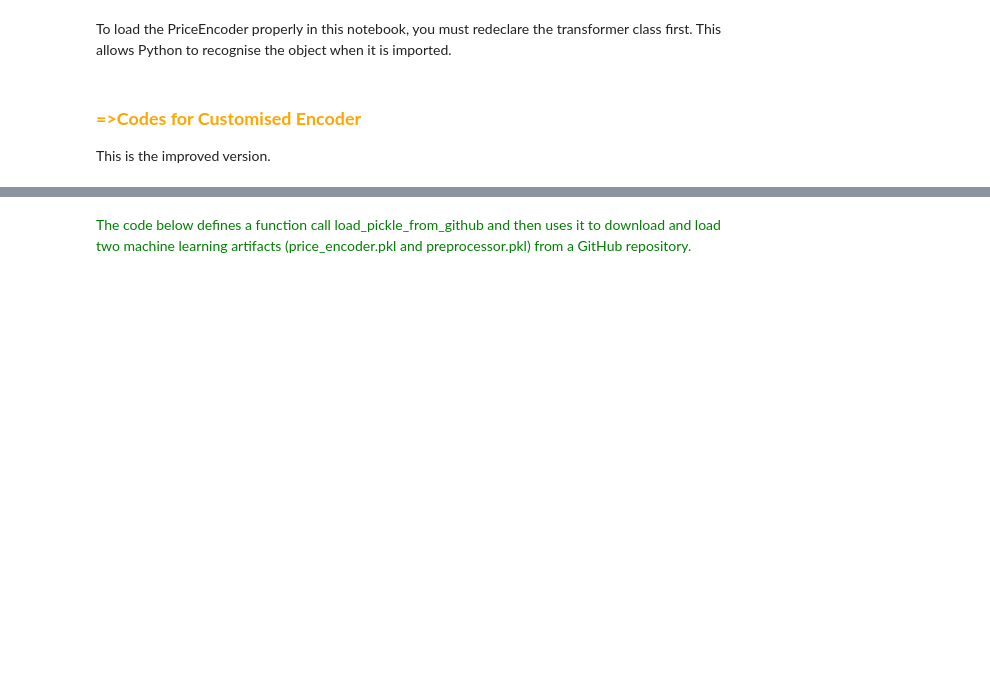
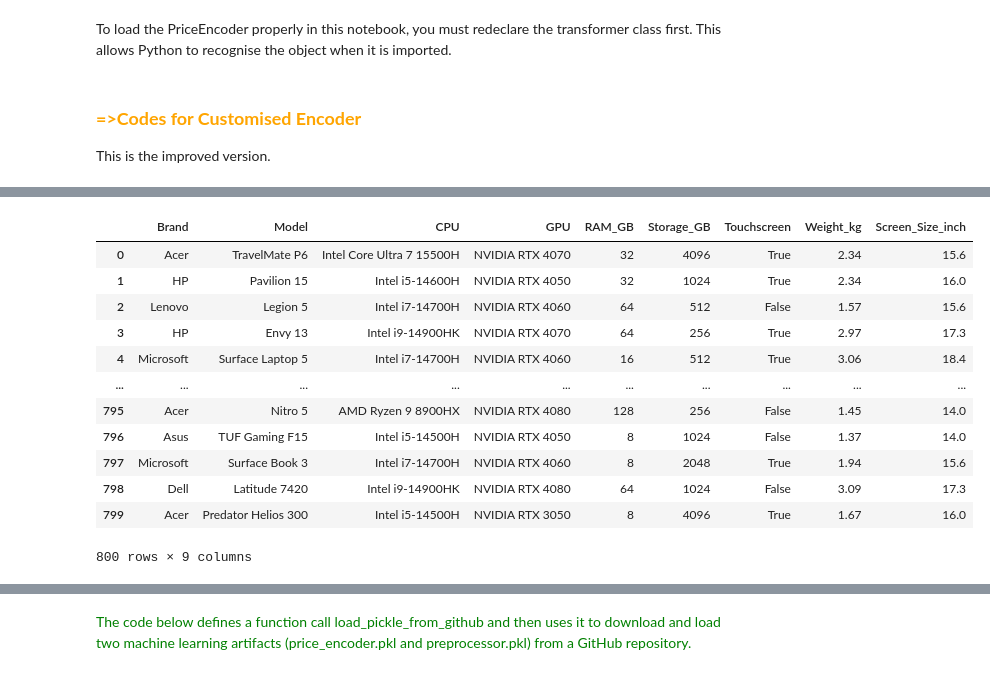
Before and after one commit to RoyTng/ADALL_XT, a Jupyter notebook: Week4_ADALL_Modelling_Evaluation_With_LLM.ipynb, the cells around one changed output, grey strips where cells are left out. Saved outputs shown, nothing was run; the diff lists cells and outputs as text; code cells hidden in the pictures; blank space fills up the shorter version.

```diff
--- a/Week4_ADALL_Modelling_Evaluation_With_LLM.ipynb
+++ b/Week4_ADALL_Modelling_Evaluation_With_LLM.ipynb
@@ -156,3 +186,19 @@ results
+# %%
+X_train
+# %% [output]
+|  | Brand | Model | CPU | GPU | RAM_GB | Storage_GB | Touchscreen | Weight_kg | Screen_Size_inch |
+| 0 | Acer | TravelMate P6 | Intel Core Ultra 7 15500H | NVIDIA RTX 4070 | 32 | 4096 | True | 2.34 | 15.6 |
+| 1 | HP | Pavilion 15 | Intel i5-14600H | NVIDIA RTX 4050 | 32 | 1024 | True | 2.34 | 16.0 |
+| 2 | Lenovo | Legion 5 | Intel i7-14700H | NVIDIA RTX 4060 | 64 | 512 | False | 1.57 | 15.6 |
+| 3 | HP | Envy 13 | Intel i9-14900HK | NVIDIA RTX 4070 | 64 | 256 | True | 2.97 | 17.3 |
+| 4 | Microsoft | Surface Laptop 5 | Intel i7-14700H | NVIDIA RTX 4060 | 16 | 512 | True | 3.06 | 18.4 |
+| ... | ... | ... | ... | ... | ... | ... | ... | ... | ... |
+| 795 | Acer | Nitro 5 | AMD Ryzen 9 8900HX | NVIDIA RTX 4080 | 128 | 256 | False | 1.45 | 14.0 |
+| 796 | Asus | TUF Gaming F15 | Intel i5-14500H | NVIDIA RTX 4050 | 8 | 1024 | False | 1.37 | 14.0 |
+| 797 | Microsoft | Surface Book 3 | Intel i7-14700H | NVIDIA RTX 4060 | 8 | 2048 | True | 1.94 | 15.6 |
+| 798 | Dell | Latitude 7420 | Intel i9-14900HK | NVIDIA RTX 4080 | 64 | 1024 | False | 3.09 | 17.3 |
+| 799 | Acer | Predator Helios 300 | Intel i5-14500H | NVIDIA RTX 3050 | 8 | 4096 | True | 1.67 | 16.0 |
+800 rows × 9 columns
 # %%
 results
 # %% [output]
```
Also changed, not shown: parts of 4 cells of this notebook.
